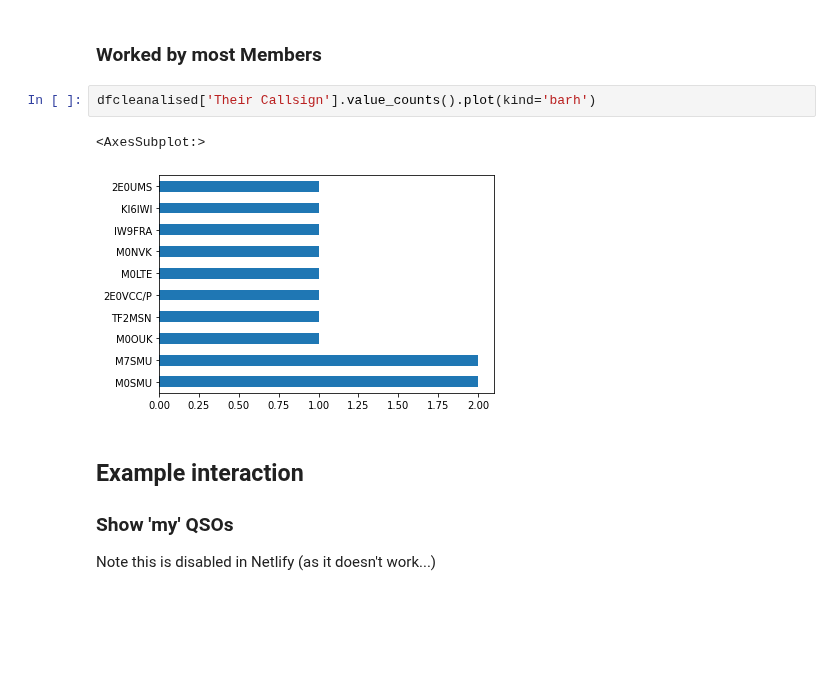
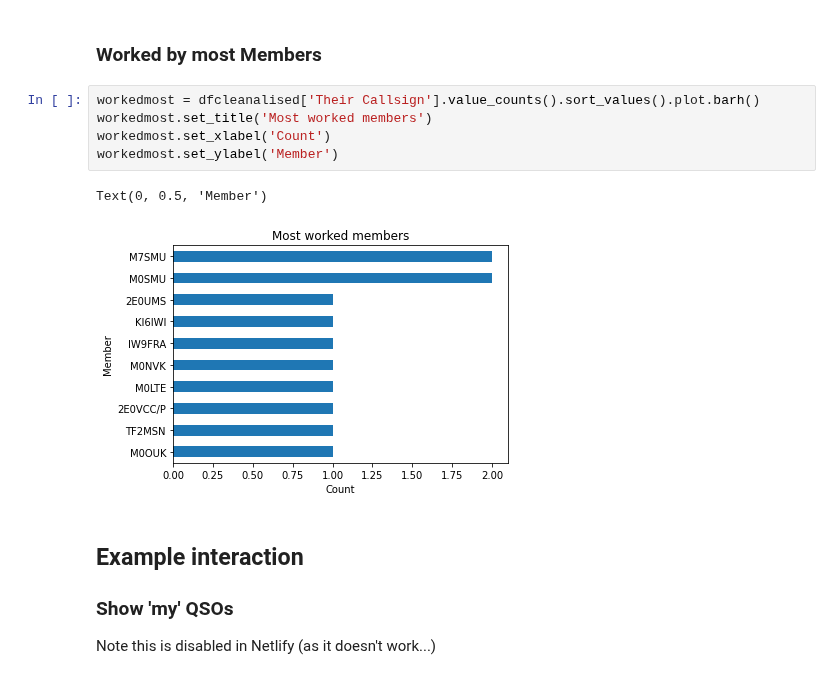
Before and after one commit to smurphboy/WAllOARC, a Jupyter notebook: WorkedAllOARC.ipynb, the cells around one changed output. Saved outputs shown, nothing was run; the diff lists cells and outputs as text; blank space fills up the shorter version.

```diff
--- a/WorkedAllOARC.ipynb
+++ b/WorkedAllOARC.ipynb
@@ -238,10 +241,13 @@ dfcleanalised['Base Callsign'].value_counts().plot(kind='barh')
 # %% [markdown]
 ### Worked by most Members
-# %%
-dfcleanalised['Their Callsign'].value_counts().plot(kind='barh')
-# %% [output]
-<AxesSubplot:>
-[figure, removed]
+# %%
+workedmost = dfcleanalised['Their Callsign'].value_counts().sort_values().plot.barh()
+workedmost.set_title('Most worked members')
+workedmost.set_xlabel('Count')
+workedmost.set_ylabel('Member')
+# %% [output]
+Text(0, 0.5, 'Member')
+[figure, added]
 # %% [markdown]
 ## Example interaction
 
```
Also changed, not shown: parts of 6 cells of this notebook.
